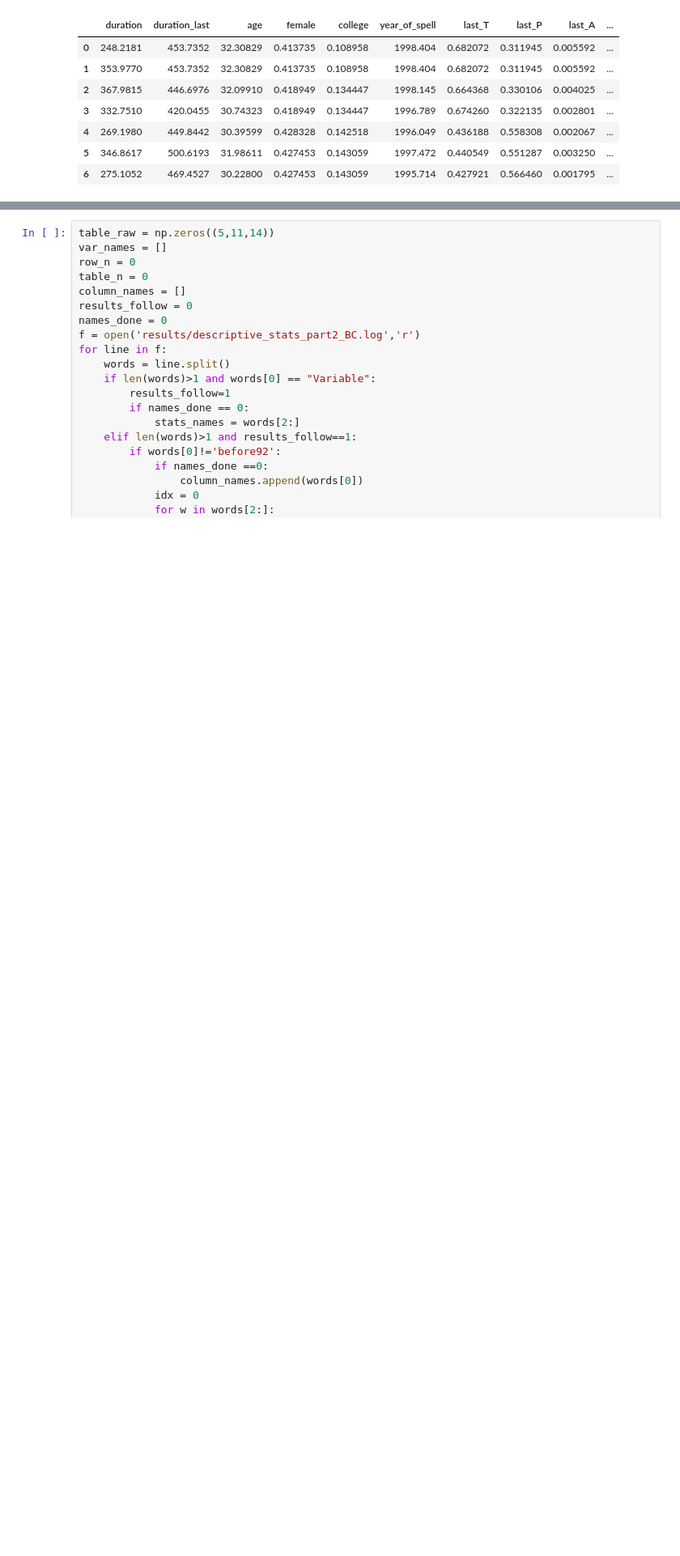
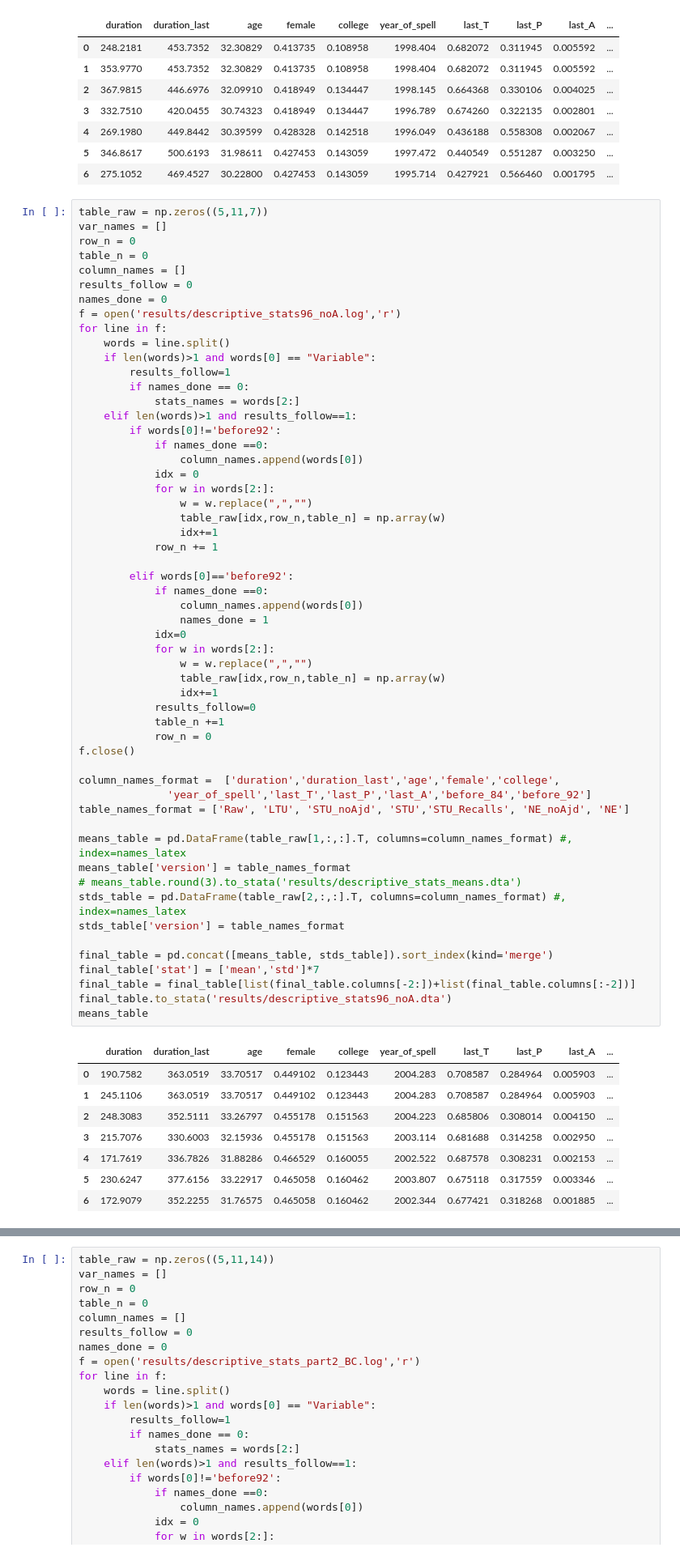
Before and after one commit to crisla/UVD_ABS_code, a Jupyter notebook: tables_and_plots.ipynb, the cells around one changed output, grey strips where cells are left out. Shown: that part at 81% size. Saved outputs shown, nothing was run; the diff lists cells and outputs as text; blank space fills up the shorter version.

Commit message:
Tables updated, interaction no self-employed and time restriction

```diff
--- a/tables_and_plots.ipynb
+++ b/tables_and_plots.ipynb
@@ -634,3 +730,67 @@ means_table
 | 4 | 269.1980 | 449.8442 | 30.39599 | 0.428328 | 0.142518 | 1996.049 | 0.436188 | 0.558308 | 0.002067 | ... |
 | 5 | 346.8617 | 500.6193 | 31.98611 | 0.427453 | 0.143059 | 1997.472 | 0.440549 | 0.551287 | 0.003250 | ... |
 | 6 | 275.1052 | 469.4527 | 30.22800 | 0.427453 | 0.143059 | 1995.714 | 0.427921 | 0.566460 | 0.001795 | ... |
+# %%
+table_raw = np.zeros((5,11,7))
+var_names = []
+row_n = 0
+table_n = 0
+column_names = []
+results_follow = 0
+names_done = 0
+f = open('results/descriptive_stats96_noA.log','r')
+for line in f:
+    words = line.split()
+    if len(words)>1 and words[0] == "Variable":
+        results_follow=1
+        if names_done == 0:
+            stats_names = words[2:]
+    elif len(words)>1 and results_follow==1:
+        if words[0]!='before92':
+            if names_done ==0:
+                column_names.append(words[0])
+            idx = 0
+            for w in words[2:]:
+                w = w.replace(",","")
+                table_raw[idx,row_n,table_n] = np.array(w)
+                idx+=1
+            row_n += 1
+
+        elif words[0]=='before92':
+            if names_done ==0:
+                column_names.append(words[0])
+                names_done = 1
+            idx=0
+            for w in words[2:]:
+                w = w.replace(",","")
+                table_raw[idx,row_n,table_n] = np.array(w)
+                idx+=1
+            results_follow=0
+            table_n +=1
+            row_n = 0
+f.close()
+
+column_names_format =  ['duration','duration_last','age','female','college',
+              'year_of_spell','last_T','last_P','last_A','before_84','before_92']
+table_names_format = ['Raw', 'LTU', 'STU_noAjd', 'STU','STU_Recalls', 'NE_noAjd', 'NE']
+
+means_table = pd.DataFrame(table_raw[1,:,:].T, columns=column_names_format) #, index=names_latex
+means_table['version'] = table_names_format
+# means_table.round(3).to_stata('results/descriptive_stats_means.dta')
+stds_table = pd.DataFrame(table_raw[2,:,:].T, columns=column_names_format) #, index=names_latex
+stds_table['version'] = table_names_format
+
+final_table = pd.concat([means_table, stds_table]).sort_index(kind='merge')
+final_table['stat'] = ['mean','std']*7
+final_table = final_table[list(final_table.columns[-2:])+list(final_table.columns[:-2])]
+final_table.to_stata('results/descriptive_stats96_noA.dta')
+means_table
+# %% [output]
+|  | duration | duration_last | age | female | college | year_of_spell | last_T | last_P | last_A | ... |
+| 0 | 190.7582 | 363.0519 | 33.70517 | 0.449102 | 0.123443 | 2004.283 | 0.708587 | 0.284964 | 0.005903 | ... |
+| 1 | 245.1106 | 363.0519 | 33.70517 | 0.449102 | 0.123443 | 2004.283 | 0.708587 | 0.284964 | 0.005903 | ... |
+| 2 | 248.3083 | 352.5111 | 33.26797 | 0.455178 | 0.151563 | 2004.223 | 0.685806 | 0.308014 | 0.004150 | ... |
+| 3 | 215.7076 | 330.6003 | 32.15936 | 0.455178 | 0.151563 | 2003.114 | 0.681688 | 0.314258 | 0.002950 | ... |
+| 4 | 171.7619 | 336.7826 | 31.88286 | 0.466529 | 0.160055 | 2002.522 | 0.687578 | 0.308231 | 0.002153 | ... |
+| 5 | 230.6247 | 377.6156 | 33.22917 | 0.465058 | 0.160462 | 2003.807 | 0.675118 | 0.317559 | 0.003346 | ... |
+| 6 | 172.9079 | 352.2255 | 31.76575 | 0.465058 | 0.160462 | 2002.344 | 0.677421 | 0.318268 | 0.001885 | ... |
```
Also changed, not shown: parts of 5 cells of this notebook, 15 other files.
